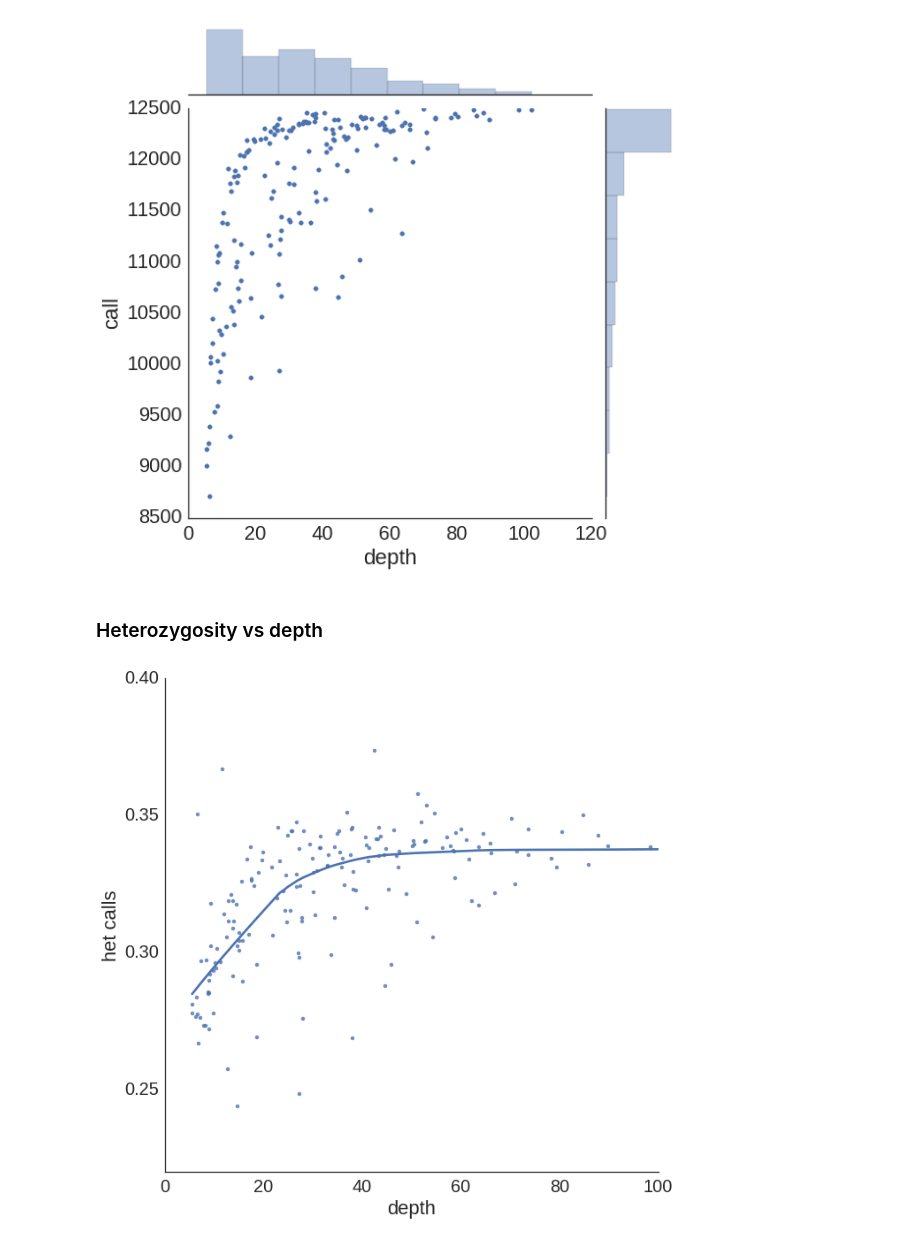
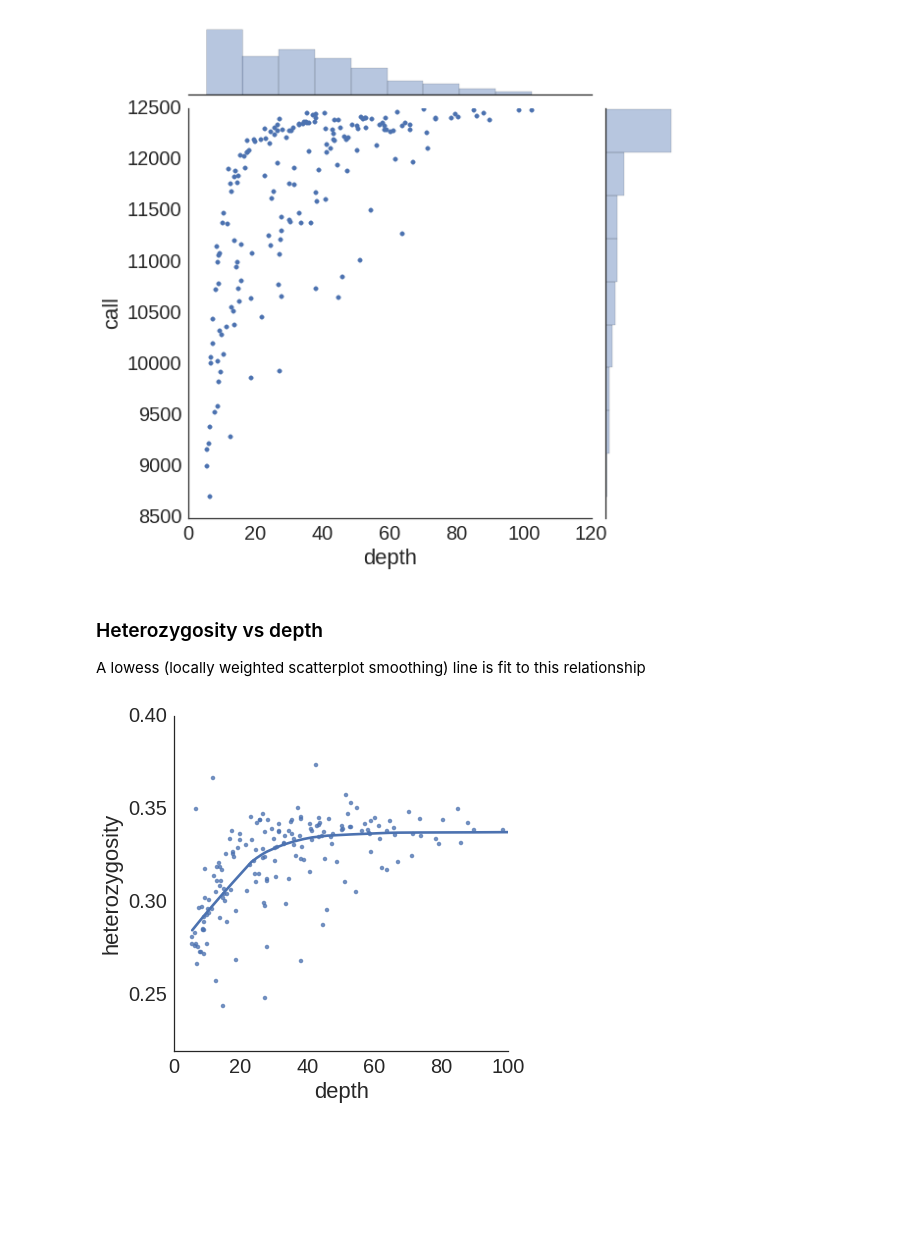
Before and after one commit to rwaples/chum_populations, a Jupyter notebook: coverage.ipynb, the cells around one changed output. Drawn from its saved outputs; the diff is of its cells as text; code cells hidden in the pictures; blank space fills up the shorter version.

```diff
--- a/coverage.ipynb
+++ b/coverage.ipynb
@@ -117,13 +146,14 @@ sns.jointplot(ind_depth, ind_nocalls, size = 8, kind = 'scatter', stat_func = No
 plt.show()
 # %% [output]
 [figure]
-# %% [markdown]
-### Heterozygosity vs depth
+# %% [markdown]
+### Heterozygosity vs depth
+A lowess  (locally weighted scatterplot smoothing) line is fit to this relationship
 # %%
 sns.regplot(ind_depth, ind_het, lowess=True)
-plt.ylabel('het calls')
+plt.ylabel('heterozygosity')
 plt.xlim(0,100)
 sns.despine()
 plt.show()
 # %% [output]
-[figure, old version]
+[figure, new version]
```
Also changed, not shown: parts of 13 cells of this notebook, 4 other files.
